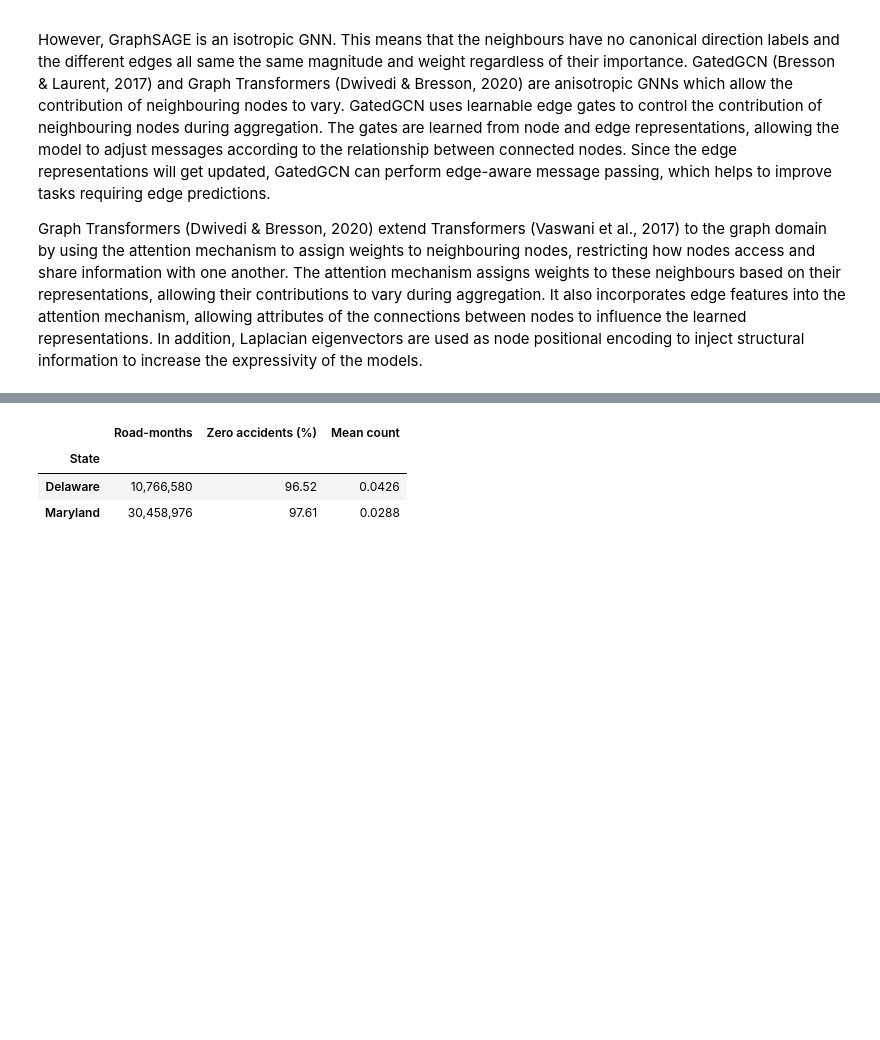
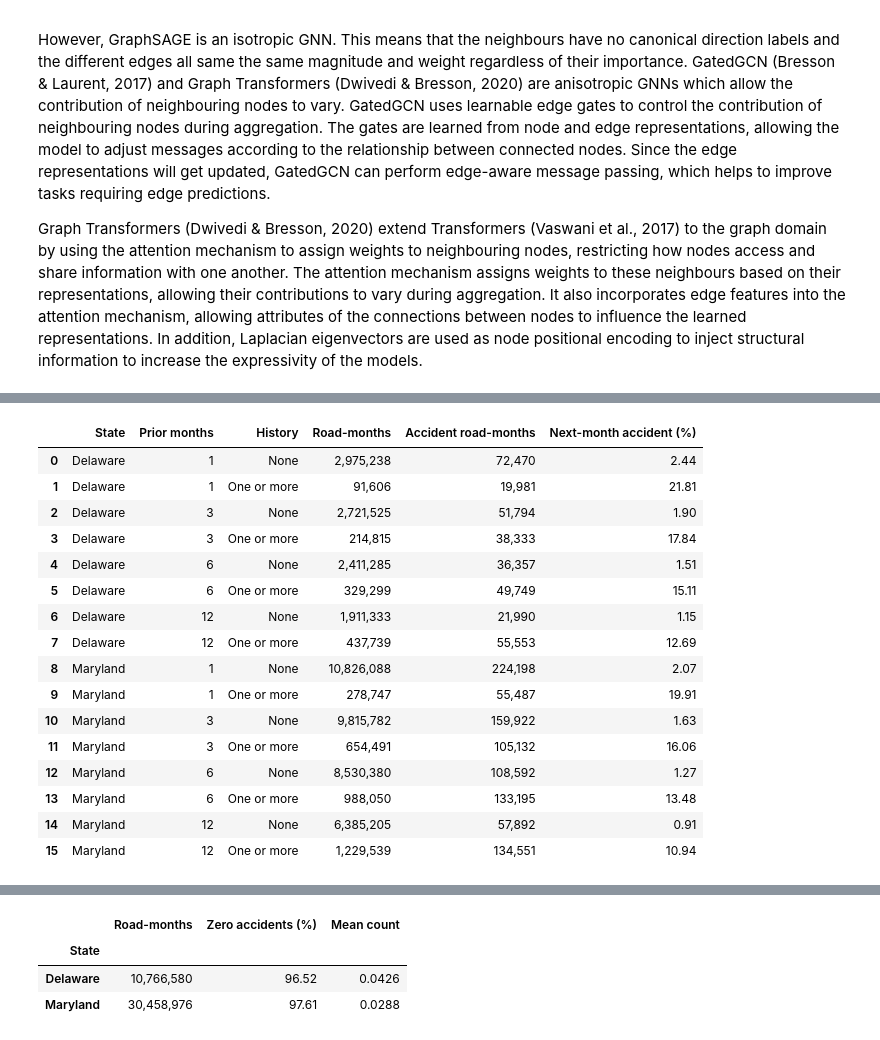
Before and after one commit to aaronteork/CS5284_GML, a Jupyter notebook: Final_Report.ipynb, the cells around one changed output, grey strips where cells are left out. Saved outputs shown, nothing was run; the diff lists cells and outputs as text; code cells hidden in the pictures; blank space fills up the shorter version.

```diff
--- a/Final_Report.ipynb
+++ b/Final_Report.ipynb
@@ -160,0 +187,23 @@ The highest-count 10% of roads account retrospectively for **70.6%** and **73.6%
+# %%
+from src.eda import history_window_risk
+history_windows = history_window_risk(data)
+display(history_windows.style.format({'Road-months': '{:,.0f}', 'Accident road-months': '{:,.0f}',
+                                     'Next-month accident (%)': '{:.2f}'}))
+# %% [output]
+|  | State | Prior months | History | Road-months | Accident road-months | Next-month accident (%) |
+| 0 | Delaware | 1 | None | 2,975,238 | 72,470 | 2.44 |
+| 1 | Delaware | 1 | One or more | 91,606 | 19,981 | 21.81 |
+| 2 | Delaware | 3 | None | 2,721,525 | 51,794 | 1.90 |
+| 3 | Delaware | 3 | One or more | 214,815 | 38,333 | 17.84 |
+| 4 | Delaware | 6 | None | 2,411,285 | 36,357 | 1.51 |
+| 5 | Delaware | 6 | One or more | 329,299 | 49,749 | 15.11 |
+| 6 | Delaware | 12 | None | 1,911,333 | 21,990 | 1.15 |
+| 7 | Delaware | 12 | One or more | 437,739 | 55,553 | 12.69 |
+| 8 | Maryland | 1 | None | 10,826,088 | 224,198 | 2.07 |
+| 9 | Maryland | 1 | One or more | 278,747 | 55,487 | 19.91 |
+| 10 | Maryland | 3 | None | 9,815,782 | 159,922 | 1.63 |
+| 11 | Maryland | 3 | One or more | 654,491 | 105,132 | 16.06 |
+| 12 | Maryland | 6 | None | 8,530,380 | 108,592 | 1.27 |
+| 13 | Maryland | 6 | One or more | 988,050 | 133,195 | 13.48 |
+| 14 | Maryland | 12 | None | 6,385,205 | 57,892 | 0.91 |
+| 15 | Maryland | 12 | One or more | 1,229,539 | 134,551 | 10.94 |
```
Also changed, not shown: parts of 20 cells of this notebook, 2 other files.
